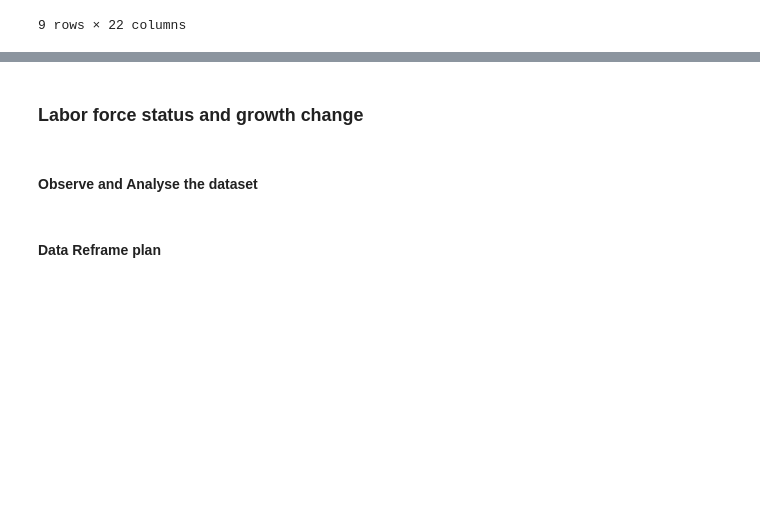
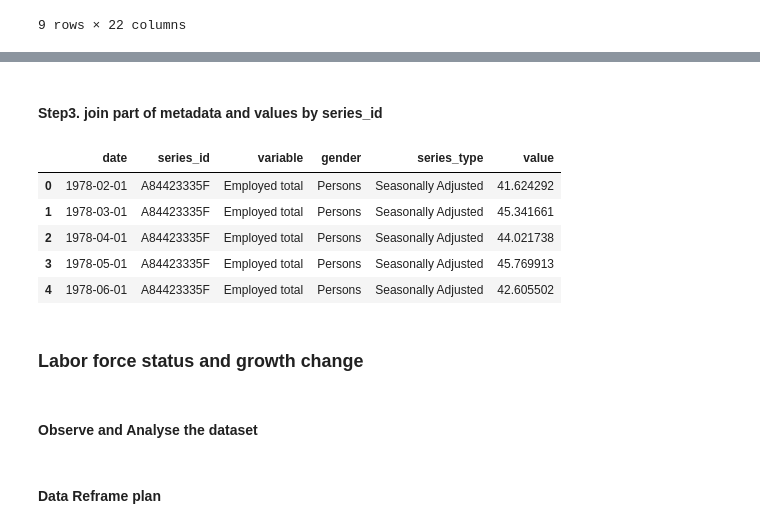
Before and after one commit to Abotyt/australiaMarketExpansionStrategy, a Jupyter notebook: AustralianUnemployedPrediction/DataWrangling&Cleaning/DataCleaning.ipynb, the cells around one changed output, grey strips where cells are left out. Saved outputs shown, nothing was run; the diff lists cells and outputs as text; code cells hidden in the pictures; blank space fills up the shorter version.

```diff
--- a/AustralianUnemployedPrediction/DataWrangling&Cleaning/DataCleaning.ipynb
+++ b/AustralianUnemployedPrediction/DataWrangling&Cleaning/DataCleaning.ipynb
@@ -305,3 +356,29 @@ EmploymentByState_NorthernTerrritory_Original.iloc[:9]
+# %% [markdown]
+#### Step3. join part of metadata and values by series_id
+# %%
+# select the variables in the matadata
+selected_columns = ['variable', 'gender', 'series_type', 'series_id']
+order = ['date','series_id', 'variable', 'gender', 'series_type', 'value']
+
+# merge
+final_dataset = merge_metadata_and_melted_dataset(
+    metadata = NorthTerritory_metadata,
+    melted_dataset = value_melted,
+    selected_columns = selected_columns
+)
+
+# reorder columns
+final_dataset = final_dataset[order]
+
+# print
+final_dataset.head()
+# %% [output]
+|  | date | series_id | variable | gender | series_type | value |
+| 0 | 1978-02-01 | A84423335F | Employed total | Persons | Seasonally Adjusted | 41.624292 |
+| 1 | 1978-03-01 | A84423335F | Employed total | Persons | Seasonally Adjusted | 45.341661 |
+| 2 | 1978-04-01 | A84423335F | Employed total | Persons | Seasonally Adjusted | 44.021738 |
+| 3 | 1978-05-01 | A84423335F | Employed total | Persons | Seasonally Adjusted | 45.769913 |
+| 4 | 1978-06-01 | A84423335F | Employed total | Persons | Seasonally Adjusted | 42.605502 |
 # %% [markdown]
 ### Labor force status and growth change
 # %% [markdown]
```
Also changed, not shown: parts of 22 cells of this notebook, 3 other files.
